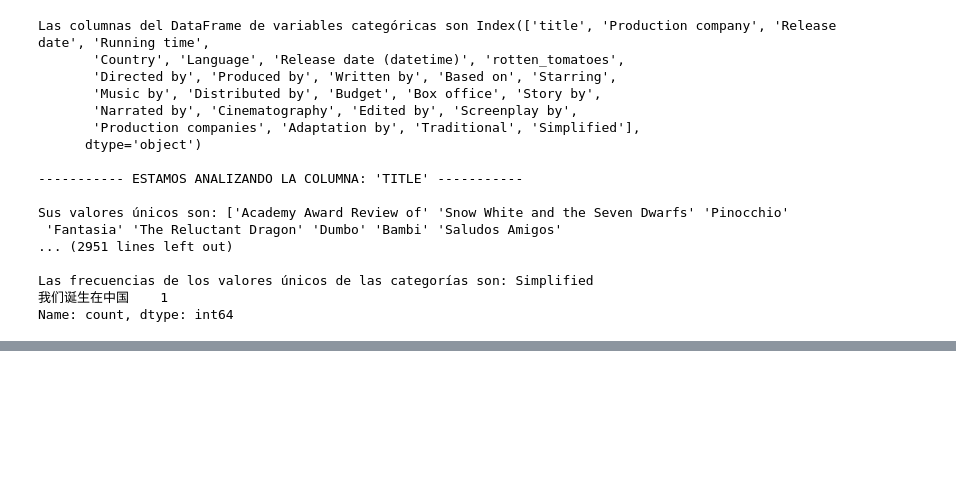
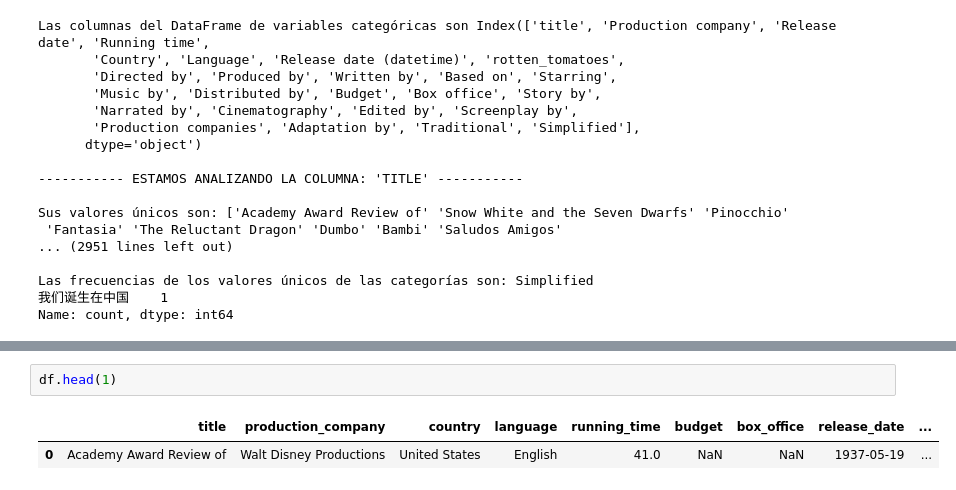
Before and after one commit to laural87/promoI-modulo4-grupo3-Yami-Ceci_Laura, a Jupyter notebook: EDA.ipynb, the cells around one changed output, grey strips where cells are left out. Drawn from its saved outputs; the diff is of its cells as text; blank space fills up the shorter version.

```diff
--- a/EDA.ipynb
+++ b/EDA.ipynb
@@ -218,0 +307,5 @@ Name: count, dtype: int64
+# %%
+df.head(1)
+# %% [output]
+|  | title | production_company | country | language | running_time | budget | box_office | release_date | ... |
+| 0 | Academy Award Review of | Walt Disney Productions | United States | English | 41.0 | NaN | NaN | 1937-05-19 | ... |
```
Also changed, not shown: parts of 29 cells of this notebook.
